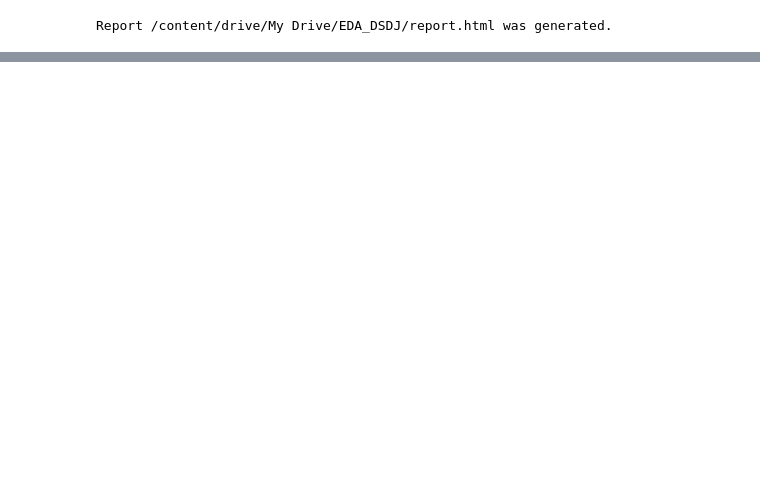
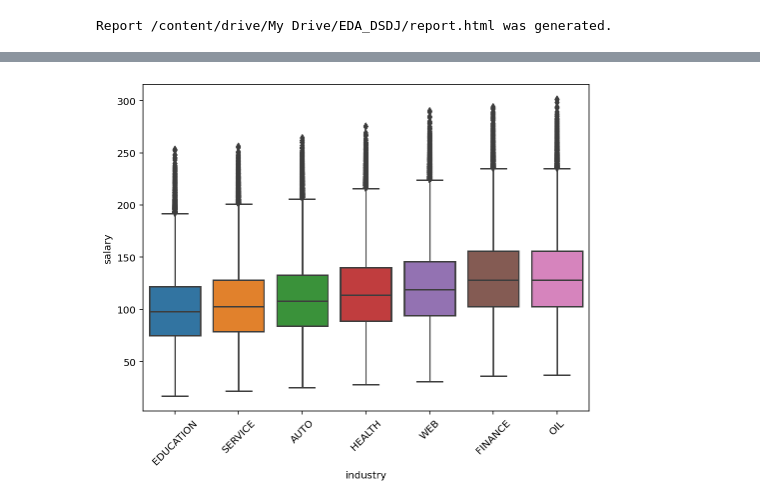
Before and after one commit to chablis8/Projects, a Jupyter notebook: Salary_Prediction_01.ipynb, the cells around one changed output, grey strips where cells are left out. Drawn from its saved outputs; the diff is of its cells as text; code cells hidden in the pictures; blank space fills up the shorter version.

```diff
--- a/Salary_Prediction_01.ipynb
+++ b/Salary_Prediction_01.ipynb
@@ -208,0 +261,4 @@ X, y = train_df.iloc[:,:-1], train_df.iloc[:,-1:]
+# %%
+feature_plot(train_df.sort_values('salary',ascending = True), 'industry')
+# %% [output]
+[figure, added]
```
Also changed, not shown: parts of 39 cells of this notebook.
